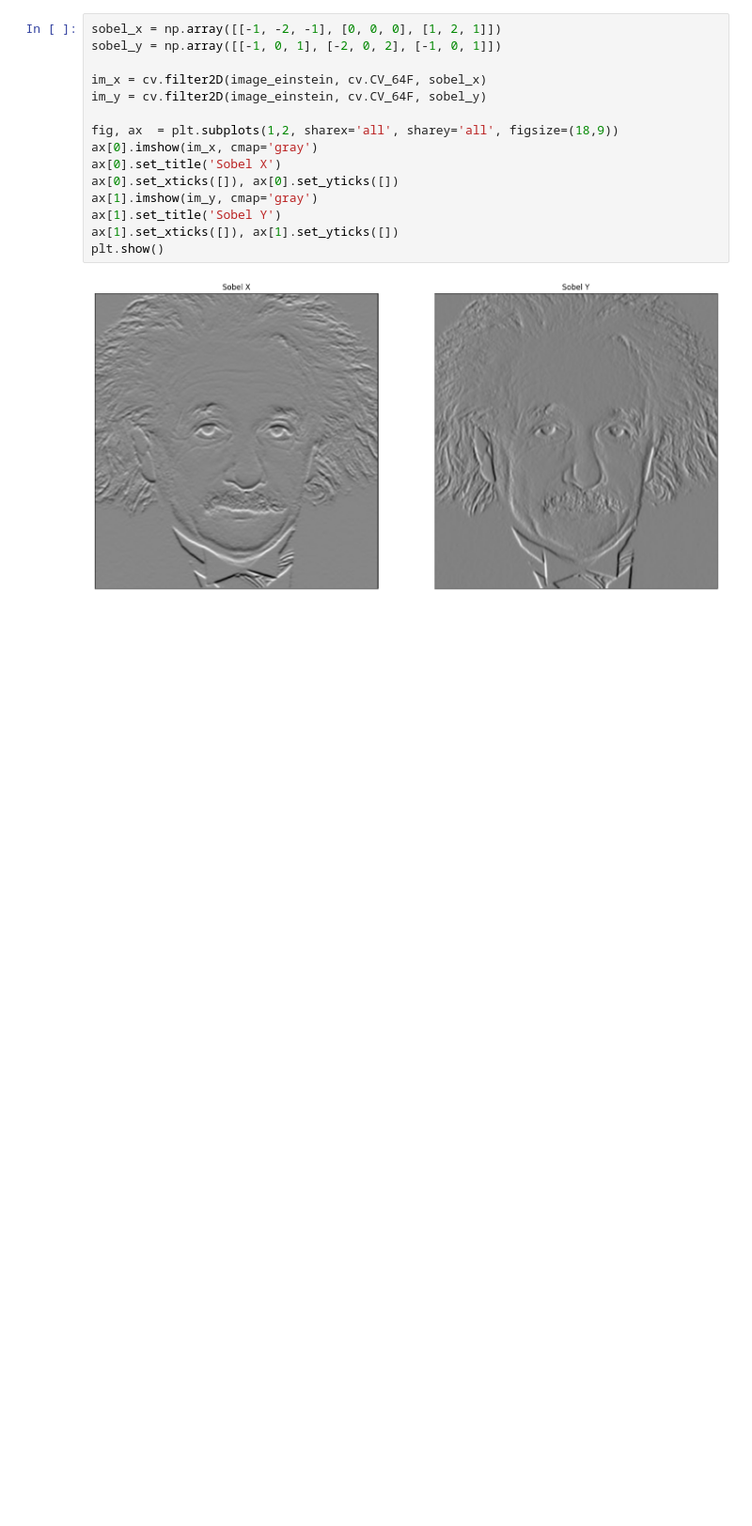
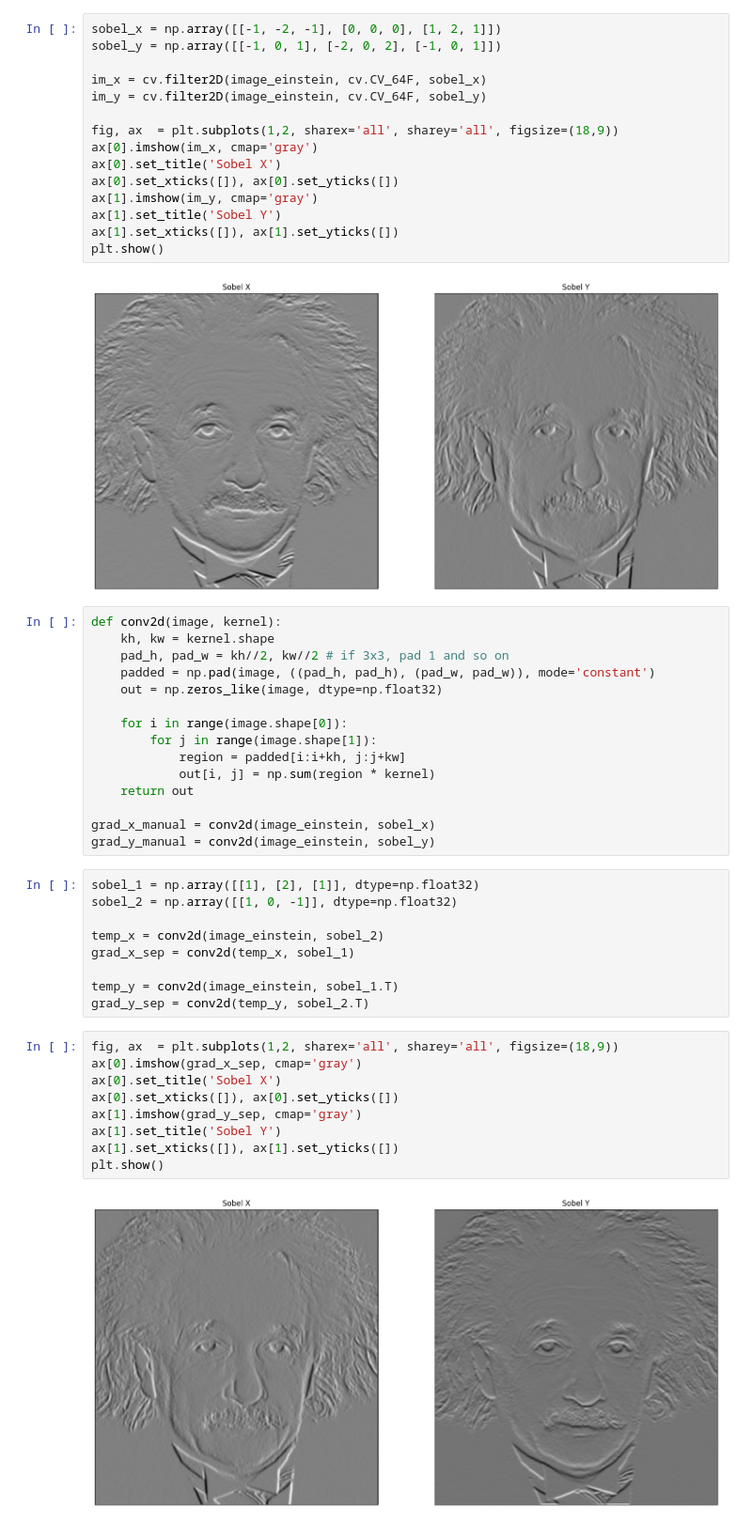
Before and after one commit to RepZ97/IT5437-computer-vision-assignment, a Jupyter notebook: IT5437_ComputerVision_assignment.ipynb, the cells around one changed output. Shown at 94% size. Drawn from its saved outputs; the diff is of its cells as text; blank space fills up the shorter version.

```diff
--- a/IT5437_ComputerVision_assignment.ipynb
+++ b/IT5437_ComputerVision_assignment.ipynb
@@ -313,3 +313,38 @@ ax[1].set_xticks([]), ax[1].set_yticks([])
 plt.show()
 # %% [output]
 [figure]
+# %%
+def conv2d(image, kernel):
+    kh, kw = kernel.shape
+    pad_h, pad_w = kh//2, kw//2 # if 3x3, pad 1 and so on
+    padded = np.pad(image, ((pad_h, pad_h), (pad_w, pad_w)), mode='constant')
+    out = np.zeros_like(image, dtype=np.float32)
+
+    for i in range(image.shape[0]):
+        for j in range(image.shape[1]):
+            region = padded[i:i+kh, j:j+kw]
+            out[i, j] = np.sum(region * kernel)
+    return out
+
+grad_x_manual = conv2d(image_einstein, sobel_x)
+grad_y_manual = conv2d(image_einstein, sobel_y)
+# %%
+sobel_1 = np.array([[1], [2], [1]], dtype=np.float32)
+sobel_2 = np.array([[1, 0, -1]], dtype=np.float32)
+
+temp_x = conv2d(image_einstein, sobel_2)
+grad_x_sep = conv2d(temp_x, sobel_1)
+
+temp_y = conv2d(image_einstein, sobel_1.T)
+grad_y_sep = conv2d(temp_y, sobel_2.T)
+# %%
+fig, ax  = plt.subplots(1,2, sharex='all', sharey='all', figsize=(18,9))
+ax[0].imshow(grad_x_sep, cmap='gray')
+ax[0].set_title('Sobel X')
+ax[0].set_xticks([]), ax[0].set_yticks([])
+ax[1].imshow(grad_y_sep, cmap='gray')
+ax[1].set_title('Sobel Y')
+ax[1].set_xticks([]), ax[1].set_yticks([])
+plt.show()
+# %% [output]
+[figure, added]
```
